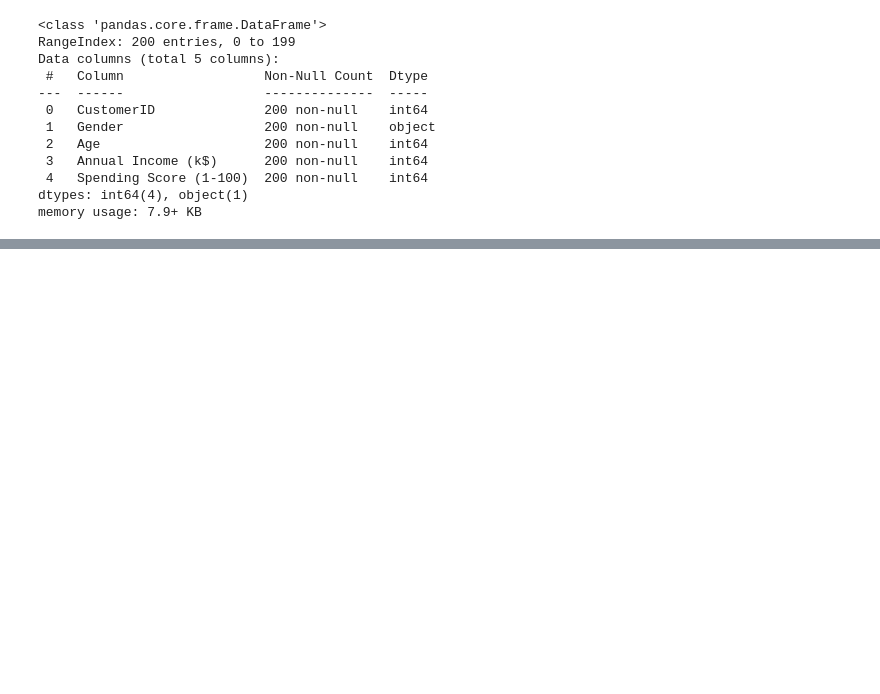
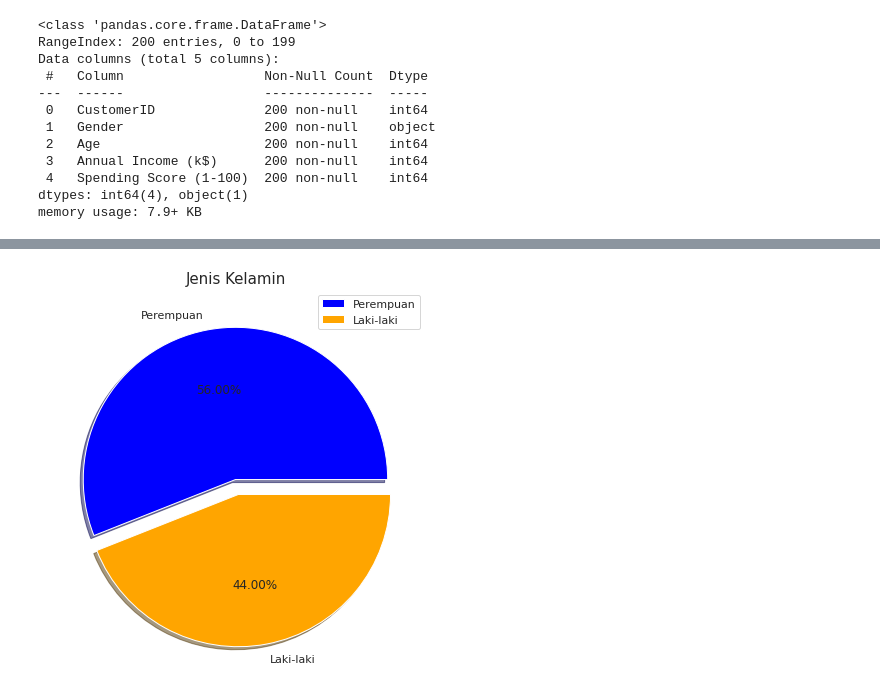
Before and after one commit to wayanpdw/Clustering-Customer-Segmentation, a Jupyter notebook: Mall_Customer_Segmentation.ipynb, the cells around one changed output, grey strips where cells are left out. Saved outputs shown, nothing was run; the diff lists cells and outputs as text; code cells hidden in the pictures; blank space fills up the shorter version.

```diff
--- a/Mall_Customer_Segmentation.ipynb
+++ b/Mall_Customer_Segmentation.ipynb
@@ -79,0 +164,16 @@ df_data.describe().transpose()
+# %%
+# Pembagian data customer berdasarkan jenis kelamin
+labels = ['Perempuan', 'Laki-laki']
+size = df_data['Gender'].value_counts()
+colors = ['blue', 'orange']
+explode = [0, 0.1]
+
+# Pie chart
+plt.rcParams['figure.figsize'] = (7, 7)
+plt.pie(size, colors = colors, explode = explode, labels = labels, shadow = True, autopct = '%.2f%%')
+plt.title('Jenis Kelamin', fontsize = 15)
+plt.axis('off')
+plt.legend()
+plt.show()
+# %% [output]
+[figure, added]
```
Also changed, not shown: parts of 36 cells of this notebook.
